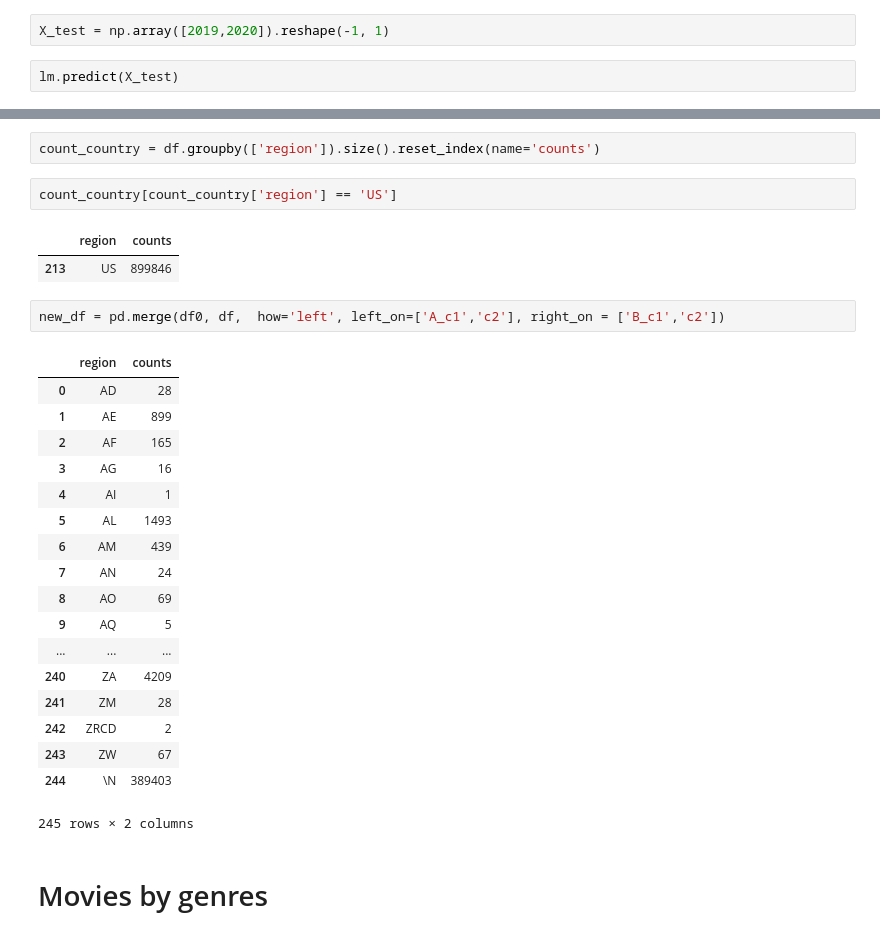
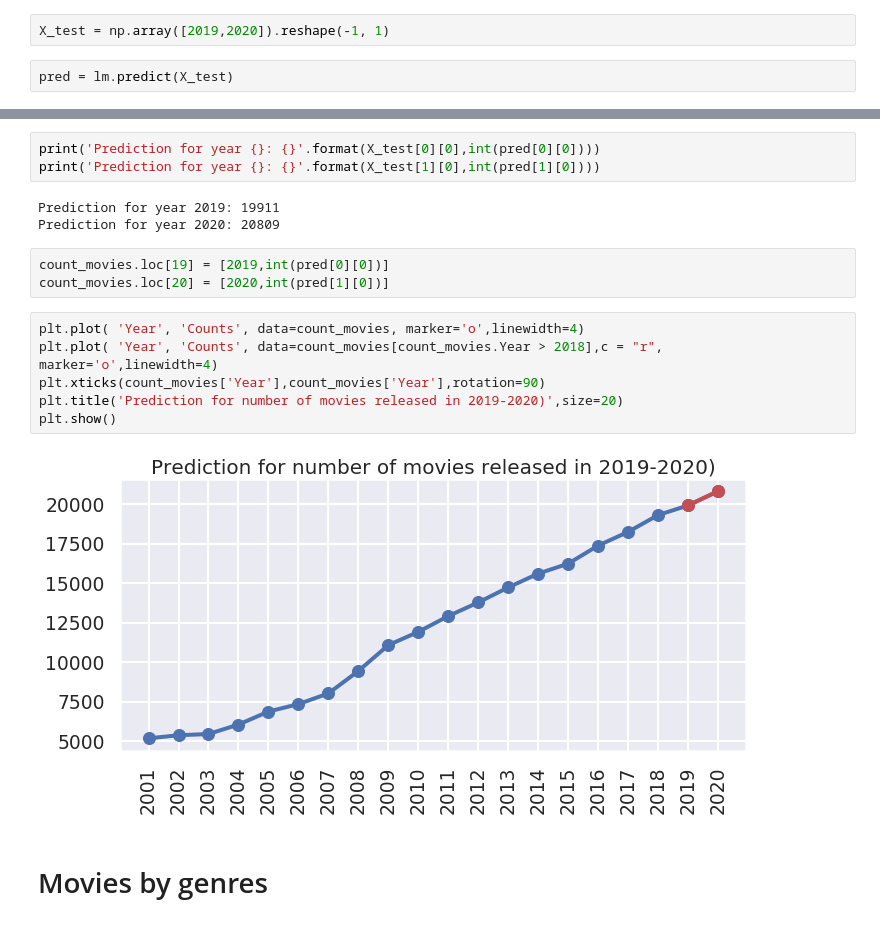
Before and after one commit to marrieu/Project_Samples, a Jupyter notebook: Movie Budget Analysis .ipynb, the cells around one changed output, grey strips where cells are left out. Cells and saved outputs as stored; diff of their text form.

Commit message:
organizing data vizualization

```diff
--- a/Movie Budget Analysis .ipynb
+++ b/Movie Budget Analysis .ipynb
@@ -118,4 +123,4 @@ y.shape
 # %%
 X_test = np.array([2019,2020]).reshape(-1, 1)
 # %%
-lm.predict(X_test)
+pred = lm.predict(X_test)
@@ -136,31 +127,20 @@ df.head()
-# %%
-count_country = df.groupby(['region']).size().reset_index(name='counts')
-# %%
-count_country[count_country['region'] == 'US']
-# %% [output]
-|  | region | counts |
-| 213 | US | 899846 |
-# %%
-new_df = pd.merge(df0, df,  how='left', left_on=['A_c1','c2'], right_on = ['B_c1','c2'])
-# %% [output]
-|  | region | counts |
-| 0 | AD | 28 |
-| 1 | AE | 899 |
-| 2 | AF | 165 |
-| 3 | AG | 16 |
-| 4 | AI | 1 |
-| 5 | AL | 1493 |
-| 6 | AM | 439 |
-| 7 | AN | 24 |
-| 8 | AO | 69 |
-| 9 | AQ | 5 |
-| ... | ... | ... |
-| 240 | ZA | 4209 |
-| 241 | ZM | 28 |
-| 242 | ZRCD | 2 |
-| 243 | ZW | 67 |
-| 244 | \N | 389403 |
-245 rows × 2 columns
+# %%
+print('Prediction for year {}: {}'.format(X_test[0][0],int(pred[0][0])))
+print('Prediction for year {}: {}'.format(X_test[1][0],int(pred[1][0])))
+# %% [output]
+Prediction for year 2019: 19911
+Prediction for year 2020: 20809
+# %%
+count_movies.loc[19] = [2019,int(pred[0][0])]
+count_movies.loc[20] = [2020,int(pred[1][0])]
+# %%
+plt.plot( 'Year', 'Counts', data=count_movies, marker='o',linewidth=4)
+plt.plot( 'Year', 'Counts', data=count_movies[count_movies.Year > 2018],c = "r", marker='o',linewidth=4)
+plt.xticks(count_movies['Year'],count_movies['Year'],rotation=90)
+plt.title('Prediction for number of movies released in 2019-2020)',size=20)
+plt.show()
+# %% [output]
+[figure, added]
 # %% [markdown]
 # Movies by genres
 # %%
```
Also changed, not shown: parts of 24 cells of this notebook, 2 other files.
